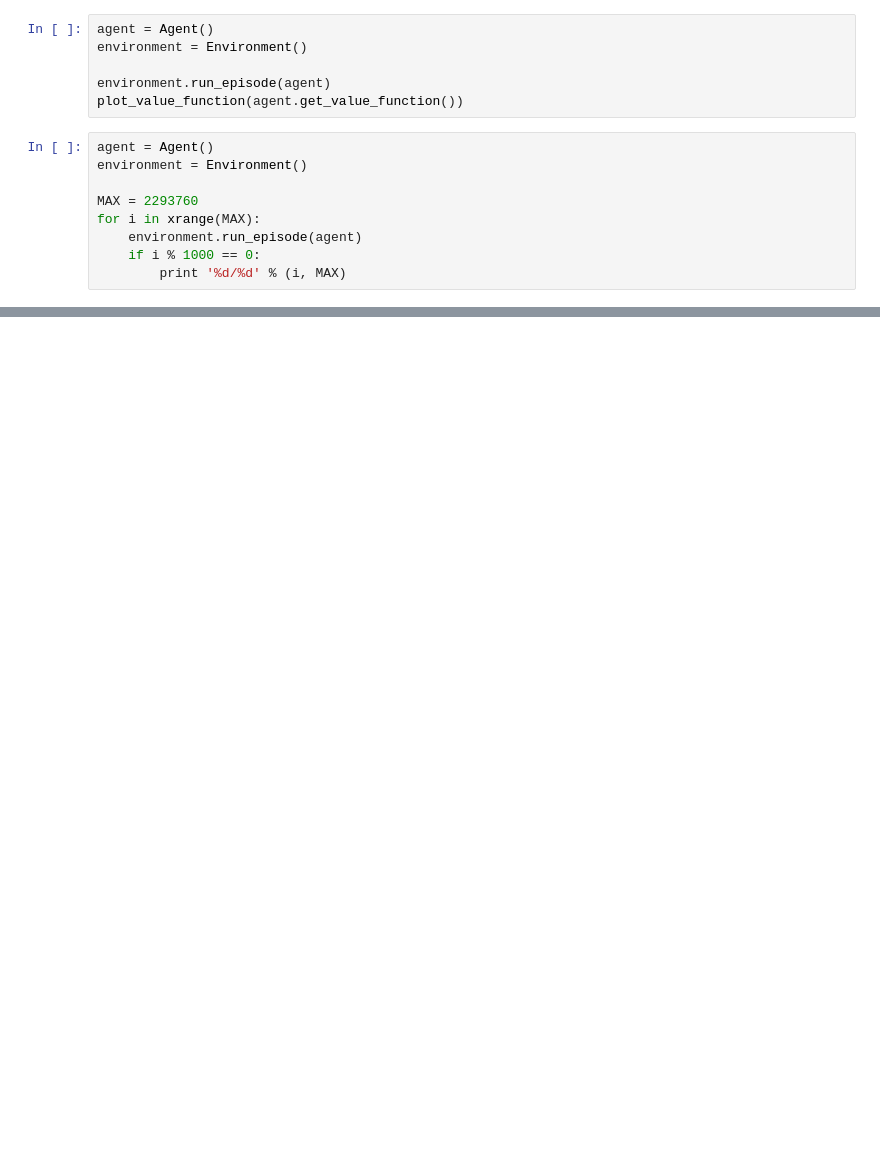
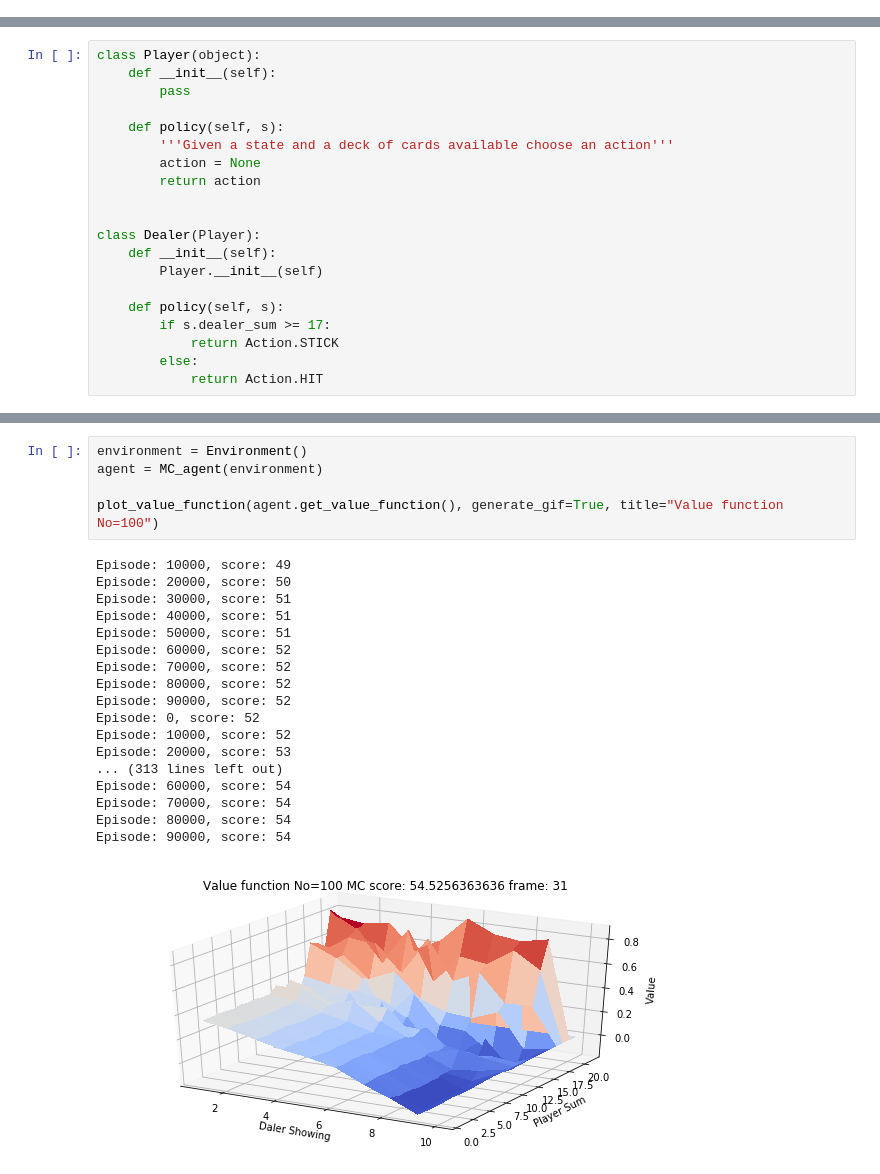
Before and after one commit to hereismari/easy21, a Jupyter notebook: easy21.ipynb, the cells around one changed output, grey strips where cells are left out. Saved outputs shown, nothing was run; the diff lists cells and outputs as text; blank space fills up the shorter version.

```diff
--- a/easy21.ipynb
+++ b/easy21.ipynb
@@ -389,15 +0,0 @@ class Environment(object):
-# %%
-agent = Agent()
-environment = Environment()
-
-environment.run_episode(agent)
-plot_value_function(agent.get_value_function())
-# %%
-agent = Agent()
-environment = Environment()
-
-MAX = 2293760
-for i in xrange(MAX):
-    environment.run_episode(agent)
-    if i % 1000 == 0:
-        print '%d/%d' % (i, MAX)
@@ -421,0 +209,20 @@ for i in xrange(MAX):
+# %%
+class Player(object):
+    def __init__(self):
+        pass
+
+    def policy(self, s):
+        '''Given a state and a deck of cards available choose an action'''
+        action = None
+        return action
+
+
+class Dealer(Player):
+    def __init__(self):
+        Player.__init__(self)
+
+    def policy(self, s):
+        if s.dealer_sum >= 17:
+            return Action.STICK
+        else:
+            return Action.HIT
@@ -421,0 +454,24 @@ for i in xrange(MAX):
+# %%
+environment = Environment()
+agent = MC_agent(environment)
+
+plot_value_function(agent.get_value_function(), generate_gif=True, title="Value function No=100")
+# %% [output]
+Episode: 10000, score: 49
+Episode: 20000, score: 50
+Episode: 30000, score: 51
+Episode: 40000, score: 51
+Episode: 50000, score: 51
+Episode: 60000, score: 52
+Episode: 70000, score: 52
+Episode: 80000, score: 52
+Episode: 90000, score: 52
+Episode: 0, score: 52
+Episode: 10000, score: 52
+Episode: 20000, score: 53
+... (313 lines left out)
+Episode: 60000, score: 54
+Episode: 70000, score: 54
+Episode: 80000, score: 54
+Episode: 90000, score: 54
+[figure, added]
```
Also changed, not shown: parts of 41 cells of this notebook.
